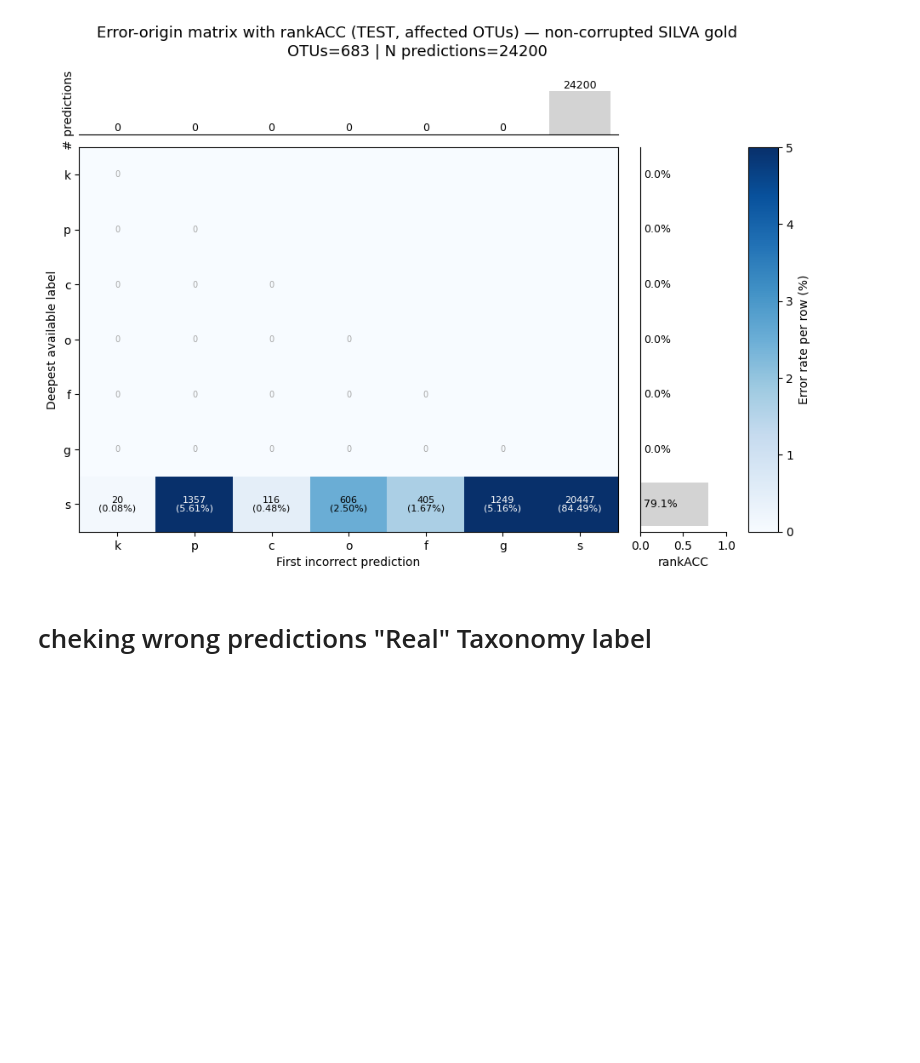
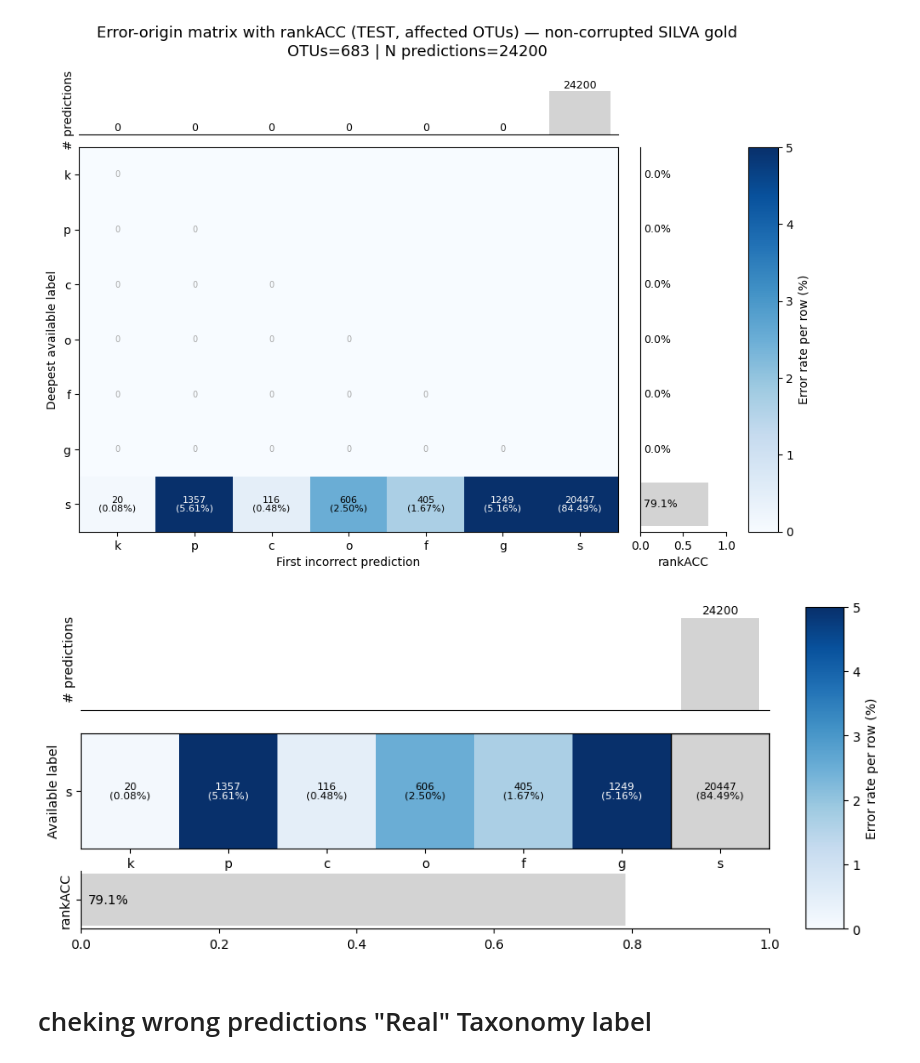
Before and after one commit to hdperezn/otu-taxa-foundation, a Jupyter notebook: notebooks/test_pred_taxa_model/test_afected_OTU_taxa_predictions copy.ipynb, the cells around one changed output. Drawn from its saved outputs; the diff is of its cells as text; code cells hidden in the pictures; blank space fills up the shorter version.

```diff
--- a/notebooks/test_pred_taxa_model/test_afected_OTU_taxa_predictions copy.ipynb
+++ b/notebooks/test_pred_taxa_model/test_afected_OTU_taxa_predictions copy.ipynb
@@ -2344,3 +2536,18 @@ fig, axes = plot_error_origin_matrix_rowpct_colored(
+# %%
+fig, axes = plot_error_origin_matrix_rowpct_colored_species_only(
+    counts_nc,
+    meta_nc,
+    title="Error-origin matrix with rankACC (TEST, affected OTUs) — non-corrupted SILVA gold",
+    ranks=RANKS,
+    df=df_nc2,
+    otu_col="otu_id",
+    show_zeros_lower=True,
+    show_percent_text=True,
+    vmax_pct=5.0,  # for your plot (~84% in the 's' cell)
+    vmin_pct=0.0,
+)
+# %% [output]
+[figure, added]
 # %% [markdown]
 # cheking wrong predictions "Real" Taxonomy label
 # %%
```
Also changed, not shown: parts of 5 cells of this notebook, 16 other files.
